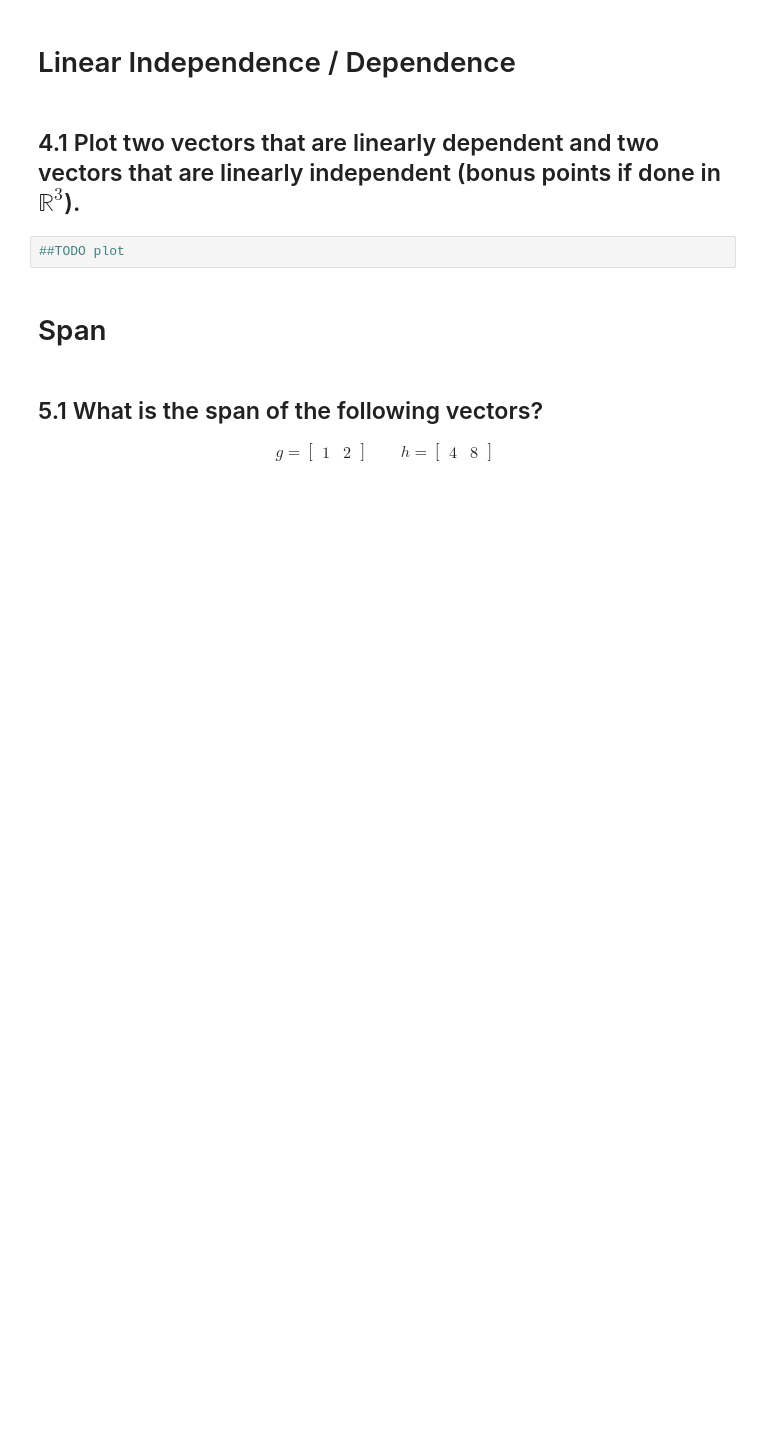
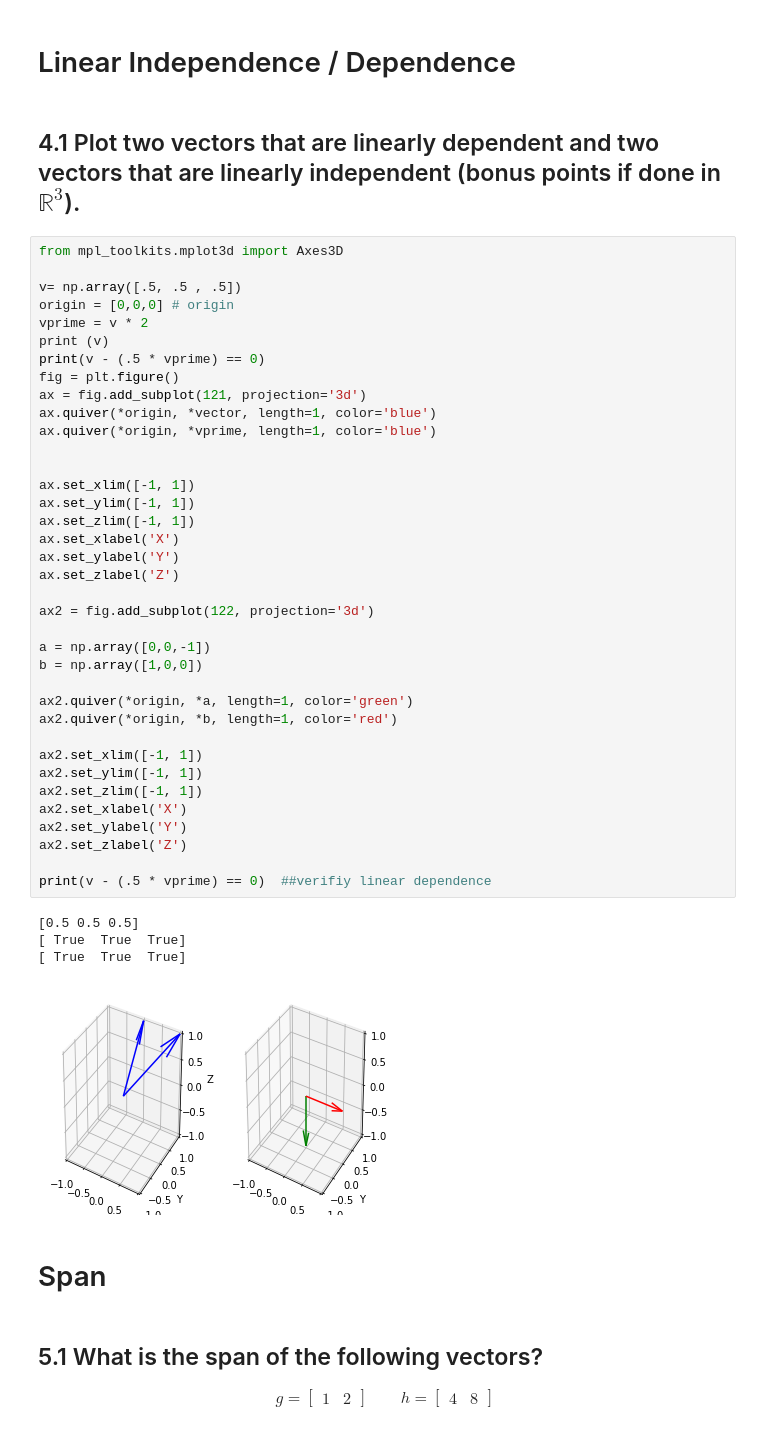
Before and after one commit to bloominstituteoftechnology/DS-Unit-1-Sprint-3-Linear-Algebra, a Jupyter notebook: module2-intermediate-linear-algebra/LS_DS_132_Intermediate_Linear_Algebra_Assignment.ipynb, the cells around one changed output. Saved outputs shown, nothing was run; the diff lists cells and outputs as text; blank space fills up the shorter version.

```diff
--- a/module2-intermediate-linear-algebra/LS_DS_132_Intermediate_Linear_Algebra_Assignment.ipynb
+++ b/module2-intermediate-linear-algebra/LS_DS_132_Intermediate_Linear_Algebra_Assignment.ipynb
@@ -163,8 +214,48 @@ array([[ 4],
 # Linear Independence / Dependence
 # %% [markdown]
 ## 4.1 Plot two vectors that are linearly dependent and two vectors that are linearly independent (bonus points if done in $\mathbb{R}^3$).
-# %%
-##TODO plot
+# %%
+from mpl_toolkits.mplot3d import Axes3D
+
+v= np.array([.5, .5 , .5])
+origin = [0,0,0] # origin
+vprime = v * 2
+print (v)
+print(v - (.5 * vprime) == 0)
+fig = plt.figure()
+ax = fig.add_subplot(121, projection='3d')
+ax.quiver(*origin, *vector, length=1, color='blue')
+ax.quiver(*origin, *vprime, length=1, color='blue')
+
+
+ax.set_xlim([-1, 1])
+ax.set_ylim([-1, 1])
+ax.set_zlim([-1, 1])
+ax.set_xlabel('X')
+ax.set_ylabel('Y')
+ax.set_zlabel('Z')
+
+ax2 = fig.add_subplot(122, projection='3d')
+
+a = np.array([0,0,-1])
+b = np.array([1,0,0])
+
+ax2.quiver(*origin, *a, length=1, color='green')
+ax2.quiver(*origin, *b, length=1, color='red')
+
+ax2.set_xlim([-1, 1])
+ax2.set_ylim([-1, 1])
+ax2.set_zlim([-1, 1])
+ax2.set_xlabel('X')
+ax2.set_ylabel('Y')
+ax2.set_zlabel('Z')
+
+print(v - (.5 * vprime) == 0)  ##verifiy linear dependence
+# %% [output]
+[0.5 0.5 0.5]
+[ True  True  True]
+[ True  True  True]
+[figure, added]
 # %% [markdown]
 # Span
 # %% [markdown]
```
Also changed, not shown: parts of 17 cells of this notebook.
